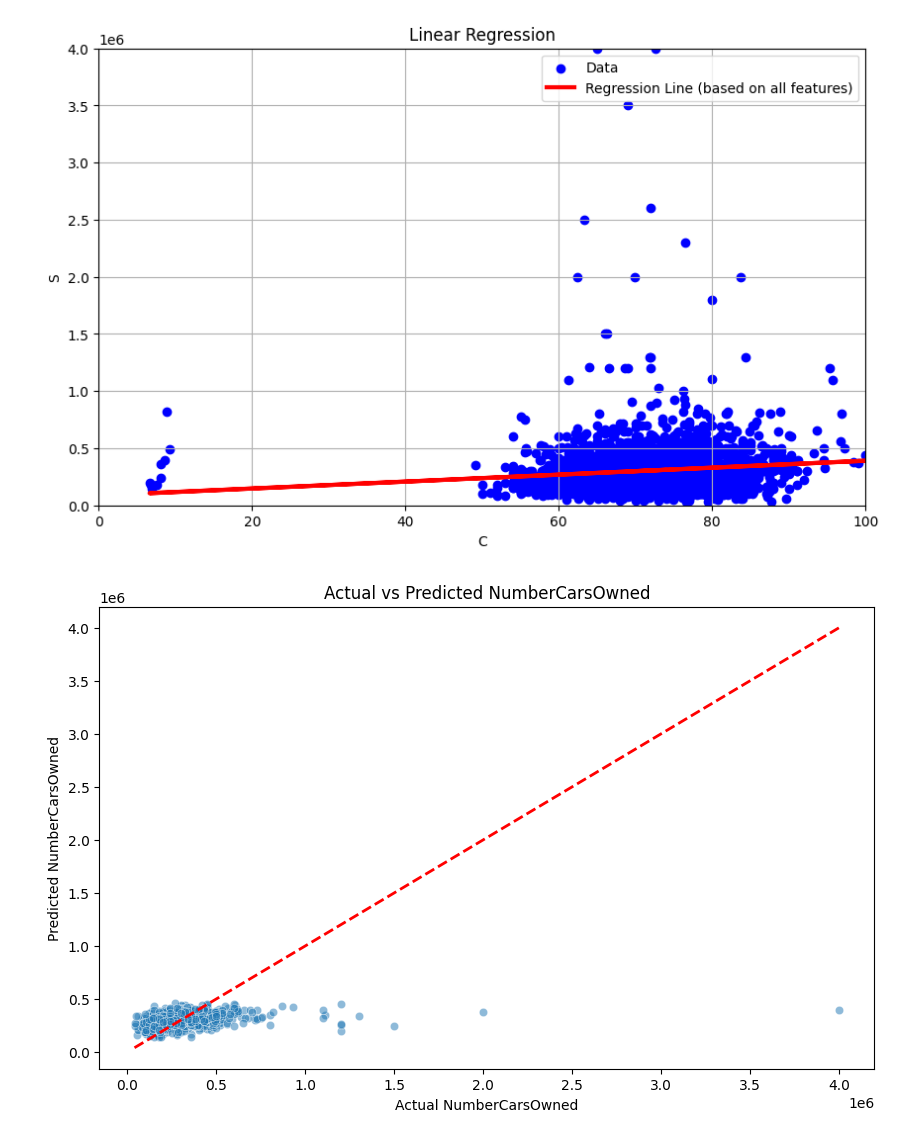
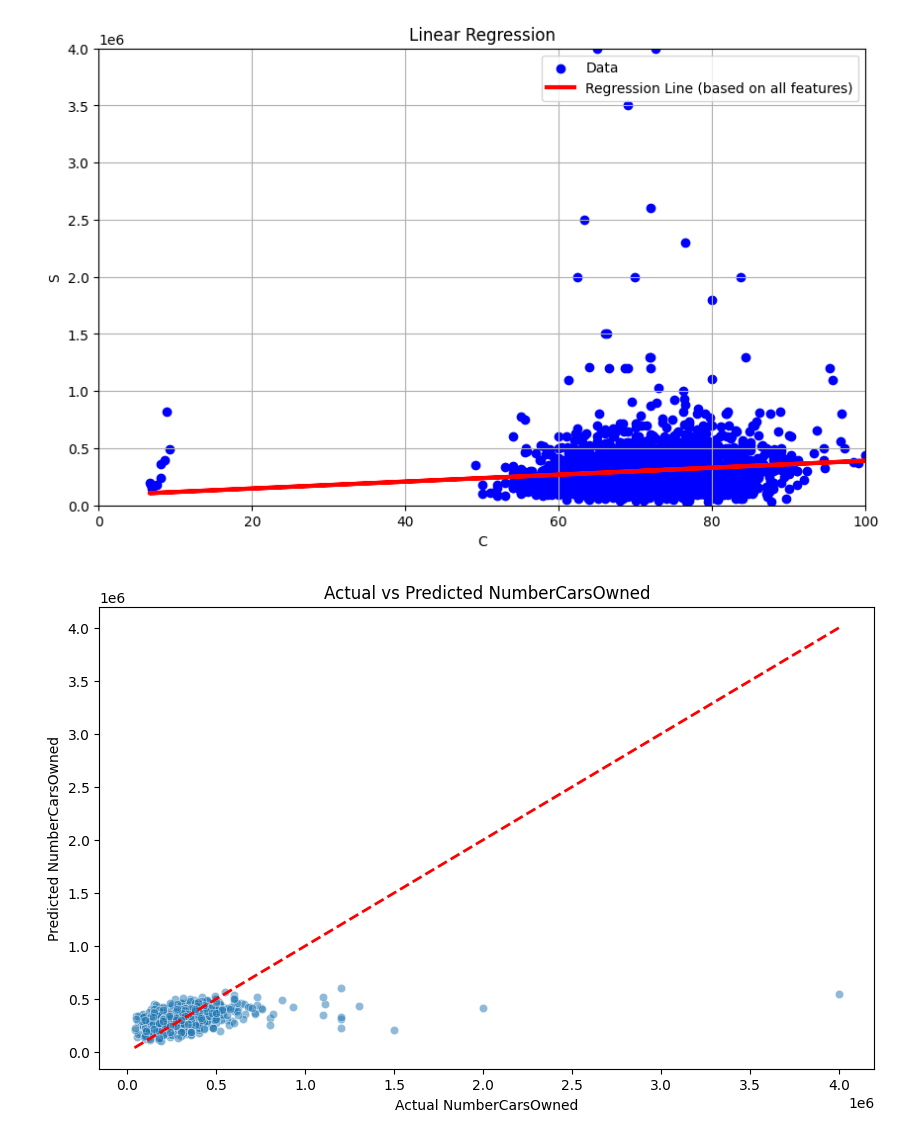
Before and after one commit to Chris-JunHao/group3, a Jupyter notebook: Additional.ipynb, the cells around one changed output. Drawn from its saved outputs; the diff is of its cells as text; code cells hidden in the pictures.

```diff
--- a/Additional.ipynb
+++ b/Additional.ipynb
@@ -52,6 +52,24 @@ data.head()
 | 3 | 582313 | m | 1991-05-04 | 84.30 | cbse | 2009 | 86.00 | cbse | 8195 | ... |
 | 4 | 339001 | f | 1990-10-30 | 82.00 | cbse | 2008 | 75.00 | cbse | 4889 | ... |
 5 rows × 34 columns
+# %%
+data['Gender'] = data['Gender'].map({'m': 1, 'f': 0})
+# Convert BirthDate to datetime
+data['DOB'] = pd.to_datetime(data['DOB'])
+
+# Calculate age
+current_year = datetime.now().year
+data['Age'] = current_year - data['DOB'].dt.year
+
+# Drop the original BirthDate column if not needed
+data.drop(columns=['DOB'], inplace=True)
+le = LabelEncoder()
+data['10board'] = le.fit_transform(data['10board'])
+data['12board'] = le.fit_transform(data['12board'])
+data['Degree'] = le.fit_transform(data['Degree'])
+data['Specialization'] = le.fit_transform(data['Specialization'])
+data['CollegeState'] = le.fit_transform(data['CollegeState'])
+data['Degree'] = le.fit_transform(data['Degree'])
 # %% [markdown]
 ### Data Cleansing
 # %%
@@ -126,30 +144,30 @@ plt.show()
 # %%
 # 准备数据
 # Prepare the data
-X = data[['collegeGPA','10percentage','12percentage','English','Logical','Quant']]
+X = data[['Age','10percentage', '10board','12graduation','12percentage', 'CollegeTier','collegeGPA','Degree','Specialization','CollegeCityTier','GraduationYear','English', 'Logical', 'Quant']]
 y = data['Salary']
 
 # 分割数据集
 # Split the data into training and testing sets
 X_train, X_test, y_train, y_test = train_test_split(X, y, test_size=0.3, random_state=42)
 
 # 训练模型
 # Train the model
 car_predict = LinearRegression()
 car_predict.fit(X_train, y_train)
 
 # 进行预测
 # Make predictions
 predictions = car_predict.predict(X_test)
 # 可视化实际值和预测值
 # Visualize actual values and predicted values
 plt.figure(figsize=(10, 6))
 plt.scatter(y_test, predictions, alpha=0.5, edgecolors='w', linewidth=0.5)
 # Plot a line for the ideal predictions (where actual equals predicted)
 plt.plot([y_test.min(), y_test.max()], [y_test.min(), y_test.max()], 'r--', lw=2)
 plt.xlabel('Actual NumberCarsOwned')
 plt.ylabel('Predicted NumberCarsOwned')
 plt.title('Actual vs Predicted NumberCarsOwned')
 plt.show()
 # %% [output]
-[figure, old version]
+[figure, new version]
```
Also changed, not shown: parts of 4 cells of this notebook.
